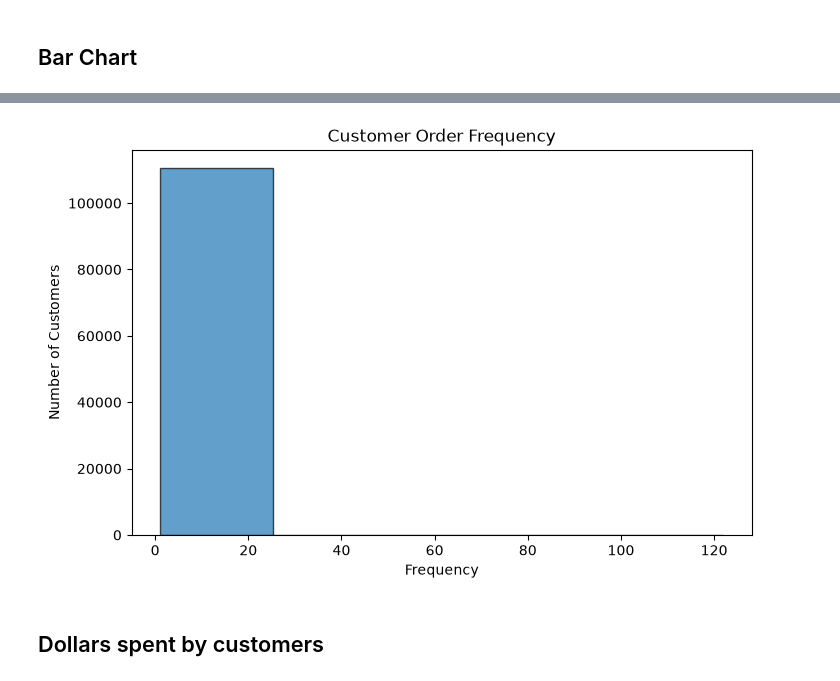
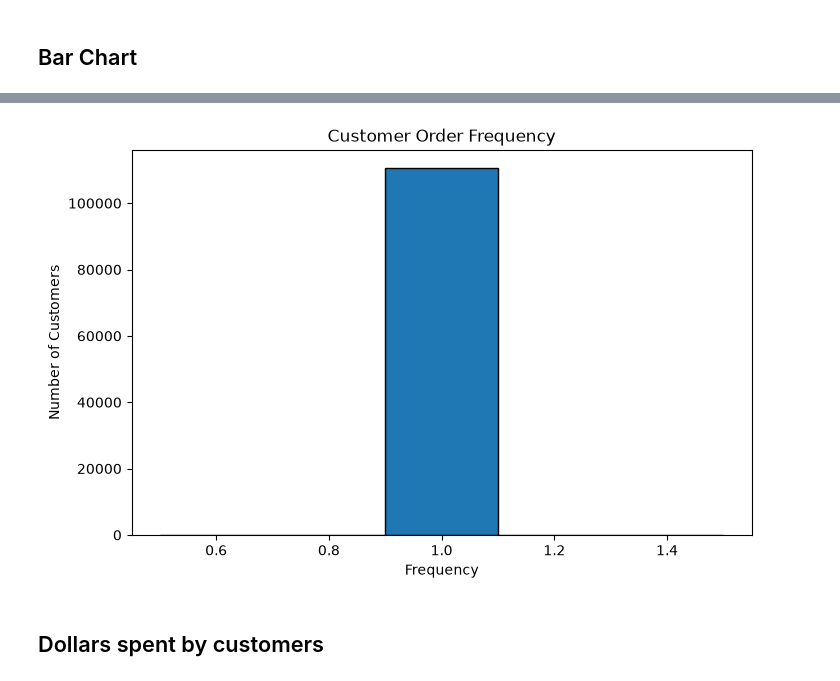
Before and after one commit to Numbersdontlie/Data-Science-Piscine, a Jupyter notebook: day3/ex03/ex03.ipynb, the cells around one changed output, grey strips where cells are left out. Cells and saved outputs as stored; diff of their text form; code cells hidden in the pictures.

Commit message:
fixing the graph

```diff
--- a/day3/ex03/ex03.ipynb
+++ b/day3/ex03/ex03.ipynb
@@ -47,0 +85,8 @@ with psycopg2.connect(
+# %%
+# create the dataframe for the orders (using orders as user_id and user_session). Sum the price to get the total order value
+df_orders = (
+    df_purchase
+    .group_by("user_id")
+    .agg(pl.col("price").sum().alias("order_total"))
+)
+df_orders.head(10)
@@ -48,8 +107,10 @@ with psycopg2.connect(
 # %%
-df_frequency = (
-    df_purchase
+df_metrics = (
+    df_orders
     .group_by("user_id")
     .agg(
-        pl.col("user_session").n_unique().alias("purchase_frequency")
+        pl.len().alias("frequency"), # of orders per user
+        pl.col("order_total").sum().alias("total_spent") # total spent per user
     )
 )
+df_metrics.head(10)
@@ -56,3 +131,12 @@ df_frequency = (
 # %%
-df_frequency.head(100)
+# bin customer by frequency
+bins = [10, 20, 30]
+labels = ["0-10", "10-20", "20-30", "30+"]
+
+df_metrics = df_metrics.with_columns(
+    pl.col("frequency")
+    .cut(breaks=bins, labels=labels, left_closed=False)
+    .alias("freq_bin")
+)
+df_metrics.describe()
 # %% [output]
@@ -73,20 +172,19 @@ shape: (100, 2)
 # %%
 # plot
 plt.figure(figsize=(8, 5))
 
 plt.hist(
-    df_frequency["purchase_frequency"].to_list(),
+    df_metrics["frequency"],
     bins=5,
     edgecolor="black",
-    alpha=0.7,
 )
 
 plt.title("Customer Order Frequency")
 plt.xlabel("Frequency")
 plt.ylabel("Number of Customers")
 plt.show()
 # %% [output]
-[figure, old version]
+[figure, new version]
 # %% [markdown]
 ## Dollars spent by customers
 # %%
```
Also changed, not shown: parts of 7 cells of this notebook.
